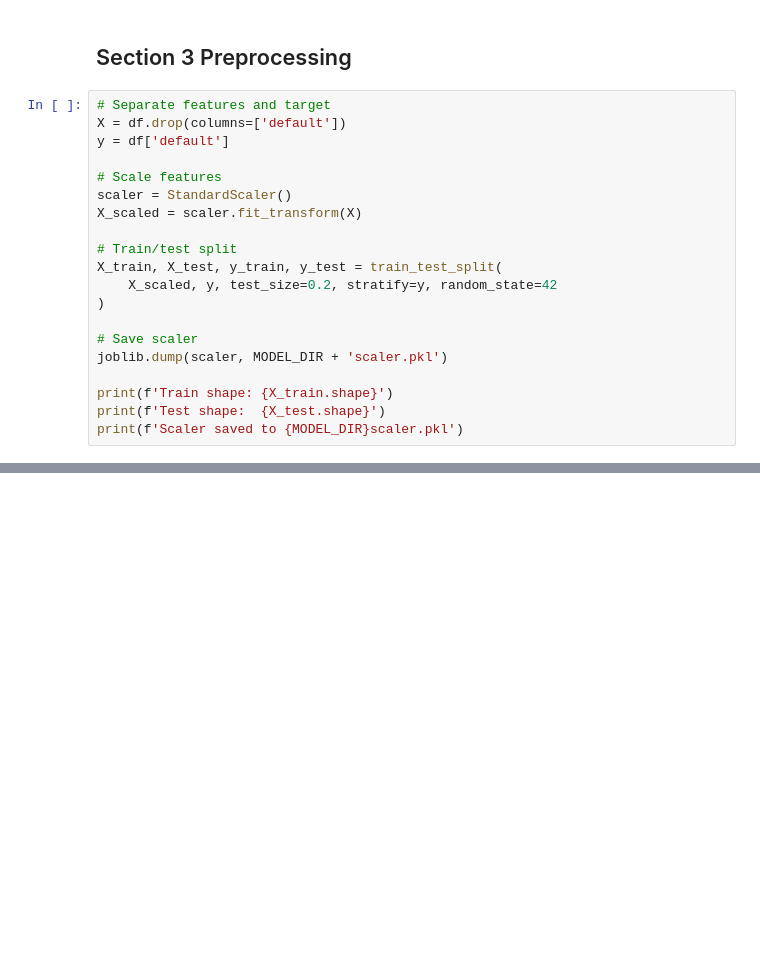
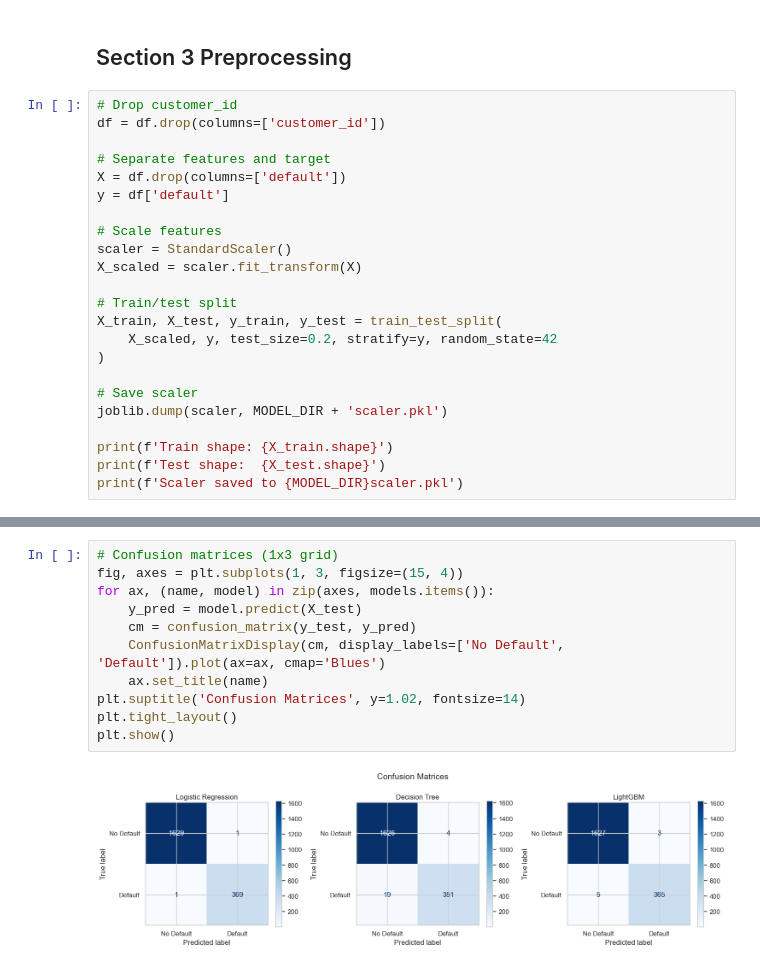
Before and after one commit to sufnad/loan-default-mlops, a Jupyter notebook: notebook.ipynb, the cells around one changed output, grey strips where cells are left out. Saved outputs shown, nothing was run; the diff lists cells and outputs as text; blank space fills up the shorter version.

```diff
--- a/notebook.ipynb
+++ b/notebook.ipynb
@@ -126,6 +126,9 @@ plt.show()
 # %% [markdown]
 ## Section 3 Preprocessing
 # %%
+# Drop customer_id
+df = df.drop(columns=['customer_id'])
+
 # Separate features and target
 X = df.drop(columns=['default'])
 y = df['default']
@@ -151,0 +347,13 @@ Scaler saved to models/scaler.pkl
+# %%
+# Confusion matrices (1x3 grid)
+fig, axes = plt.subplots(1, 3, figsize=(15, 4))
+for ax, (name, model) in zip(axes, models.items()):
+    y_pred = model.predict(X_test)
+    cm = confusion_matrix(y_test, y_pred)
+    ConfusionMatrixDisplay(cm, display_labels=['No Default', 'Default']).plot(ax=ax, cmap='Blues')
+    ax.set_title(name)
+plt.suptitle('Confusion Matrices', y=1.02, fontsize=14)
+plt.tight_layout()
+plt.show()
+# %% [output]
+[figure, added]
```
Also changed, not shown: parts of 14 cells of this notebook, 6 other files.
